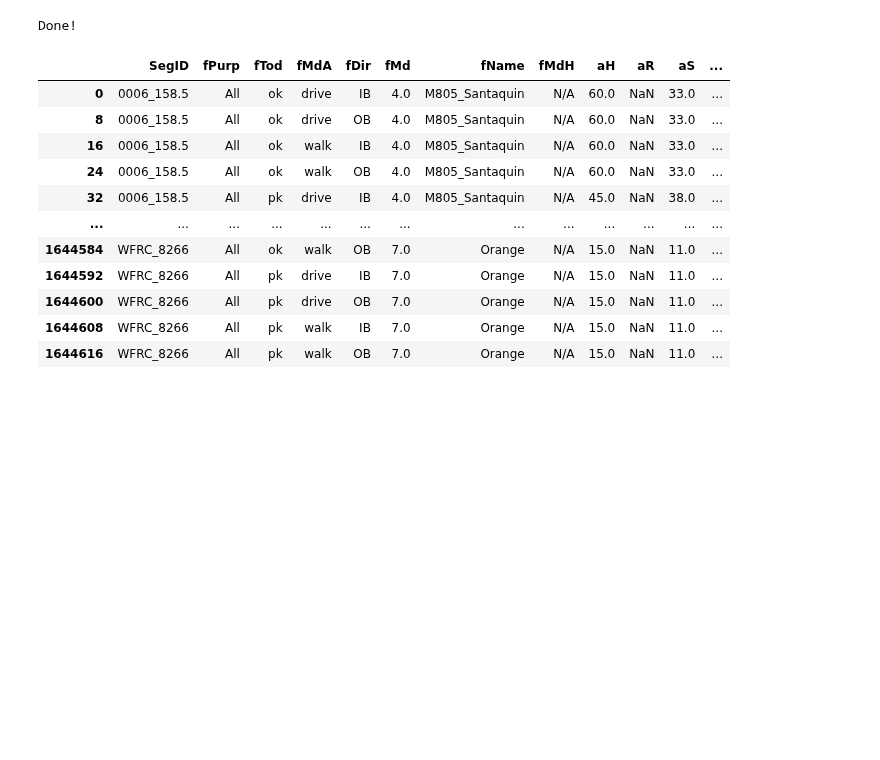
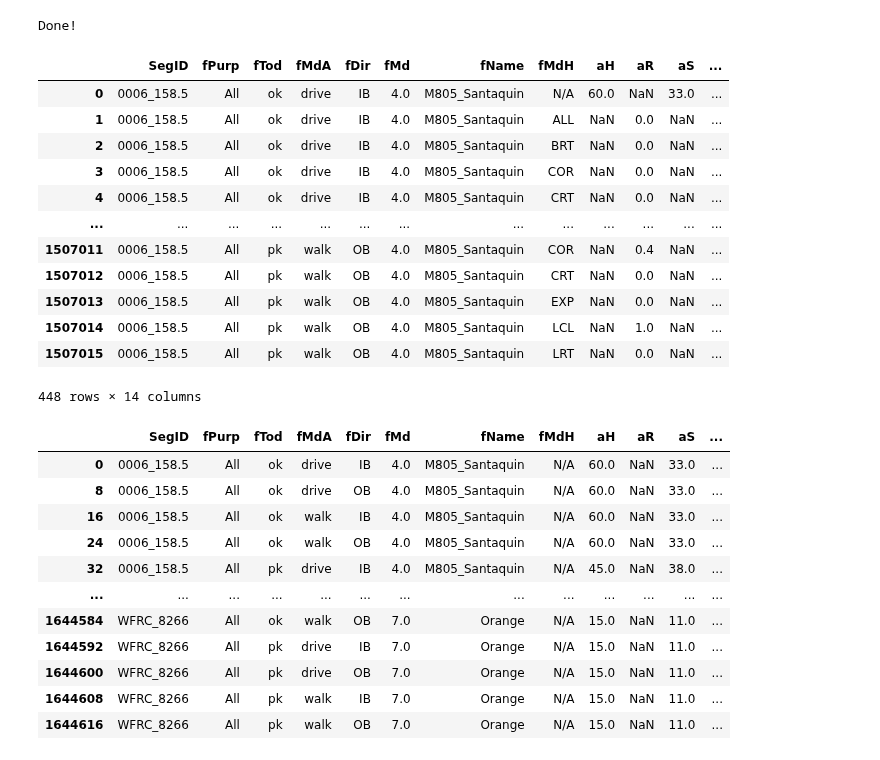
Before and after one commit to WFRCAnalytics/vizTool, a Jupyter notebook: scripts/Create-Jsons-Transit-Segment-vizMap.ipynb, the cells around one changed output. Saved outputs shown, nothing was run; the diff lists cells and outputs as text; code cells hidden in the pictures; blank space fills up the shorter version.

```diff
--- a/scripts/Create-Jsons-Transit-Segment-vizMap.ipynb
+++ b/scripts/Create-Jsons-Transit-Segment-vizMap.ipynb
@@ -254,6 +253,23 @@ combining dataframes...
 | 1644623 | WFRC_8266 | All | pk | walk | OB | 7.0 | Orange | LRT | NaN | 1666.0 | NaN | ... |
 1644624 rows × 14 columns
 Done!
+# %%
+dfTest = dfCombined_melt_withkeys_pivot_atts[(dfCombined_melt_withkeys_pivot_atts['SegID']=='0006_158.5') & (dfCombined_melt_withkeys_pivot_atts['fName']=='M805_Santaquin')]
+dfTest
+# %% [output]
+|  | SegID | fPurp | fTod | fMdA | fDir | fMd | fName | fMdH | aH | aR | aS | ... |
+| 0 | 0006_158.5 | All | ok | drive | IB | 4.0 | M805_Santaquin | N/A | 60.0 | NaN | 33.0 | ... |
+| 1 | 0006_158.5 | All | ok | drive | IB | 4.0 | M805_Santaquin | ALL | NaN | 0.0 | NaN | ... |
+| 2 | 0006_158.5 | All | ok | drive | IB | 4.0 | M805_Santaquin | BRT | NaN | 0.0 | NaN | ... |
+| 3 | 0006_158.5 | All | ok | drive | IB | 4.0 | M805_Santaquin | COR | NaN | 0.0 | NaN | ... |
+| 4 | 0006_158.5 | All | ok | drive | IB | 4.0 | M805_Santaquin | CRT | NaN | 0.0 | NaN | ... |
+| ... | ... | ... | ... | ... | ... | ... | ... | ... | ... | ... | ... | ... |
+| 1507011 | 0006_158.5 | All | pk | walk | OB | 4.0 | M805_Santaquin | COR | NaN | 0.4 | NaN | ... |
+| 1507012 | 0006_158.5 | All | pk | walk | OB | 4.0 | M805_Santaquin | CRT | NaN | 0.0 | NaN | ... |
+| 1507013 | 0006_158.5 | All | pk | walk | OB | 4.0 | M805_Santaquin | EXP | NaN | 0.0 | NaN | ... |
+| 1507014 | 0006_158.5 | All | pk | walk | OB | 4.0 | M805_Santaquin | LCL | NaN | 1.0 | NaN | ... |
+| 1507015 | 0006_158.5 | All | pk | walk | OB | 4.0 | M805_Santaquin | LRT | NaN | 0.0 | NaN | ... |
+448 rows × 14 columns
 # %%
 dfCombined_melt_withkeys_pivot_atts[dfCombined_melt_withkeys_pivot_atts['aH']>0]
 # %% [output]
```
Also changed, not shown: parts of 11 cells of this notebook.
